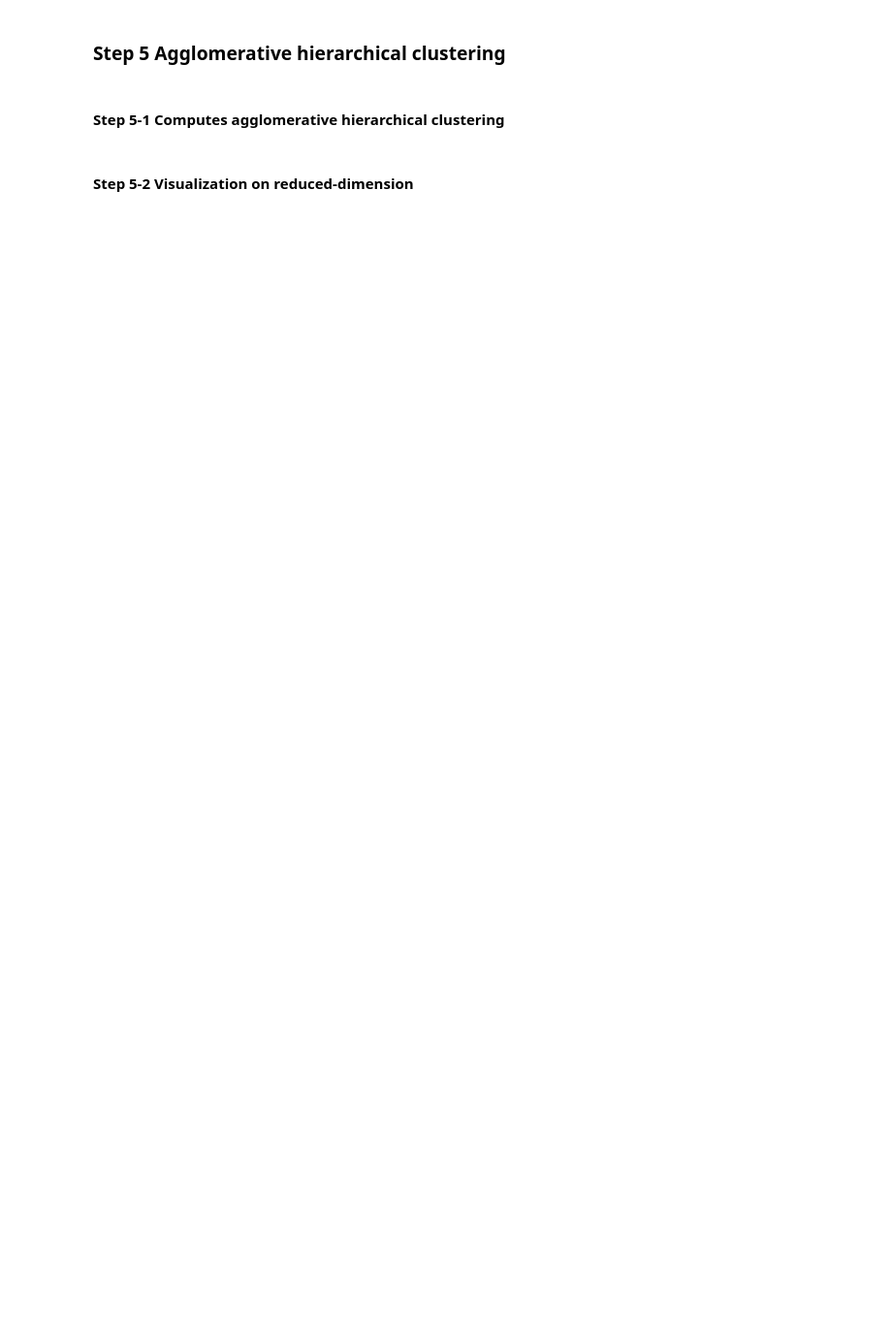
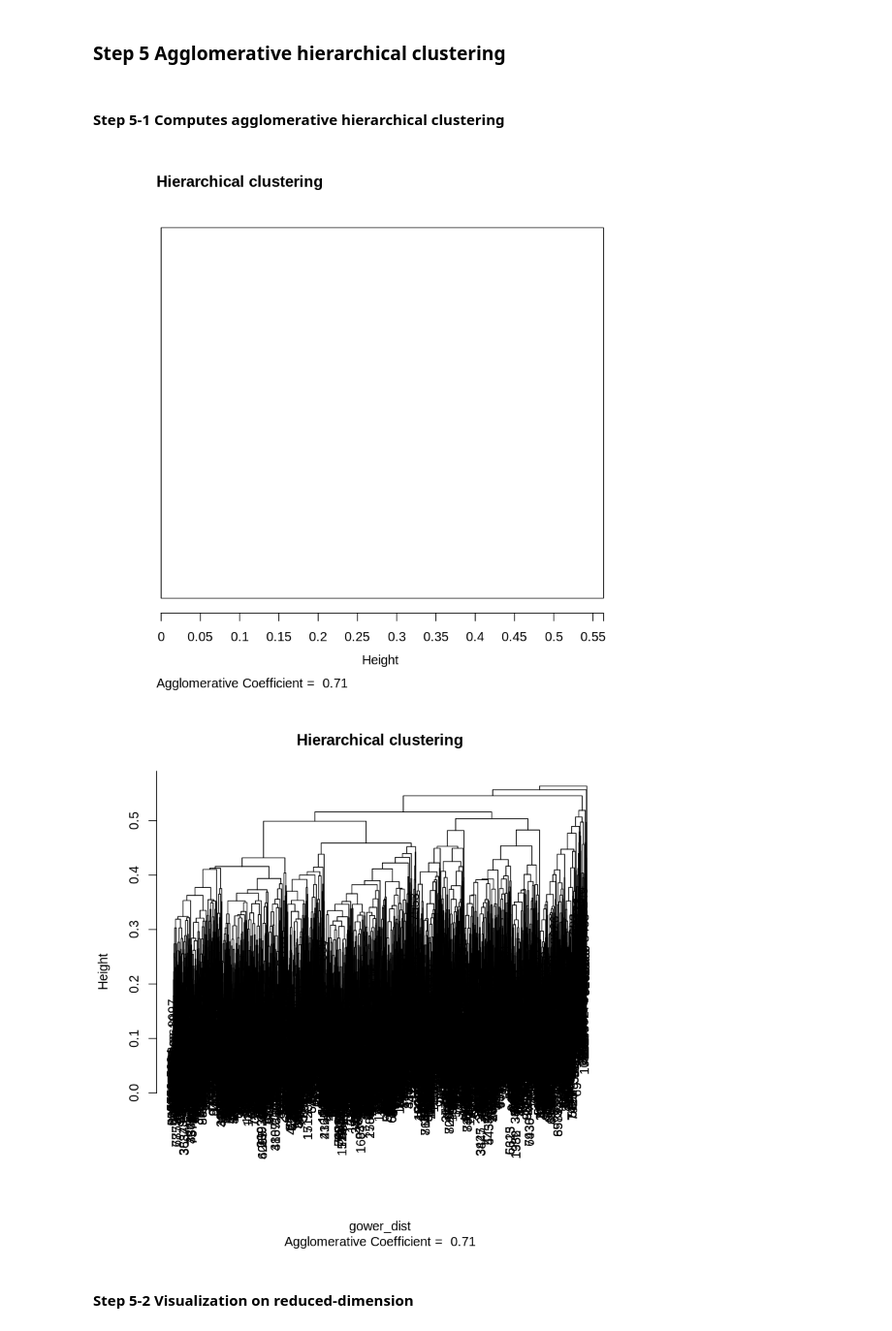
Before and after one commit to krishnamurthys2017/Info7390, a Jupyter notebook: Unsupervised Learning/R/LendingClubLoan_Clustering.ipynb, the cells around one changed output. Shown at 97% size. Saved outputs shown, nothing was run; the diff lists cells and outputs as text; code cells hidden in the pictures; blank space fills up the shorter version.

```diff
--- a/Unsupervised Learning/R/LendingClubLoan_Clustering.ipynb
+++ b/Unsupervised Learning/R/LendingClubLoan_Clustering.ipynb
@@ -208,9 +205,12 @@ ggplot(aes(x = loan_amnt, y = int_rate), data = Clustering) +
 # %%
 ### Step 5 Agglomerative hierarchical clustering
 ## Step 5-1 Computes agglomerative hierarchical clustering
-agn <- agnes(gower_dist, metric = "manhattan", stand = FALSE)
+agn1 <- agnes(gower_dist, metric = "manhattan", stand = FALSE)
 
 plot(agn1, main= "Hierarchical clustering")
+# %% [output]
+[figure, added]
+[figure, added]
 # %% [markdown]
 #### Step 5-2 Visualization on reduced-dimension
 # %%
```
Also changed, not shown: parts of 10 cells of this notebook, 5 other files.
